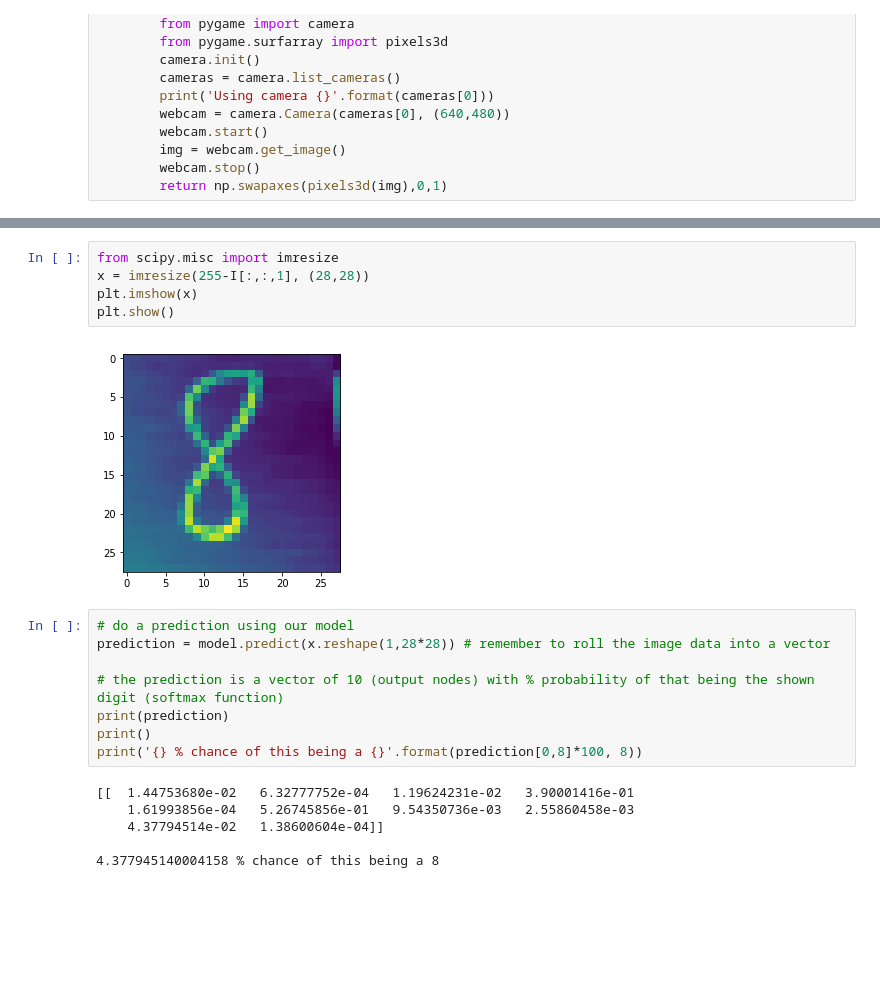
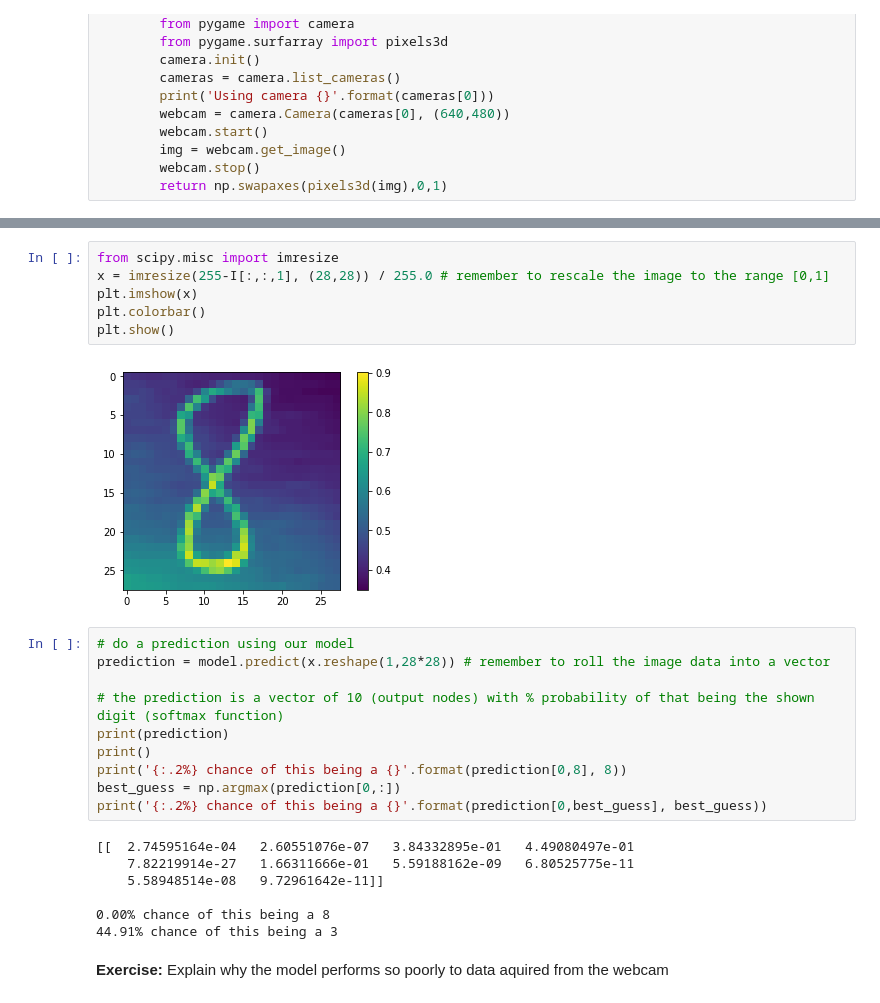
Before and after one commit to sintefmath/GeiloWinterSchool2018, a Jupyter notebook: course_material/Aritifial_Neural_Network.ipynb, the cells around one changed output, grey strips where cells are left out. Saved outputs shown, nothing was run; the diff lists cells and outputs as text; blank space fills up the shorter version.

```diff
--- a/course_material/Aritifial_Neural_Network.ipynb
+++ b/course_material/Aritifial_Neural_Network.ipynb
@@ -602,10 +456,11 @@ plt.show()
 # %%
 from scipy.misc import imresize
-x = imresize(255-I[:,:,1], (28,28))
+x = imresize(255-I[:,:,1], (28,28)) / 255.0 # remember to rescale the image to the range [0,1]
 plt.imshow(x)
+plt.colorbar()
 plt.show()
 # %% [output]
-[figure, old version]
+[figure, new version]
 # %%
 # do a prediction using our model
 prediction = model.predict(x.reshape(1,28*28)) # remember to roll the image data into a vector
@@ -613,10 +468,15 @@ prediction = model.predict(x.reshape(1,28*28)) # remember to roll the image data
 # the prediction is a vector of 10 (output nodes) with % probability of that being the shown digit (softmax function)
 print(prediction)
 print()
-print('{} % chance of this being a {}'.format(prediction[0,8]*100, 8))
+print('{:.2%} chance of this being a {}'.format(prediction[0,8], 8))
+best_guess = np.argmax(prediction[0,:])
+print('{:.2%} chance of this being a {}'.format(prediction[0,best_guess], best_guess))
 # %% [output]
-[[  1.44753680e-02   6.32777752e-04   1.19624231e-02   3.90001416e-01
-    1.61993856e-04   5.26745856e-01   9.54350736e-03   2.55860458e-03
-    4.37794514e-02   1.38600604e-04]]
+[[  2.74595164e-04   2.60551076e-07   3.84332895e-01   4.49080497e-01
+    7.82219914e-27   1.66311666e-01   5.59188162e-09   6.80525775e-11
+    5.58948514e-08   9.72961642e-11]]
 
-4.377945140004158 % chance of this being a 8
+0.00% chance of this being a 8
+44.91% chance of this being a 3
+# %% [markdown]
+**Exercise:** Explain why the model performs so poorly to data aquired from the webcam
```
Also changed, not shown: parts of 48 cells of this notebook.
